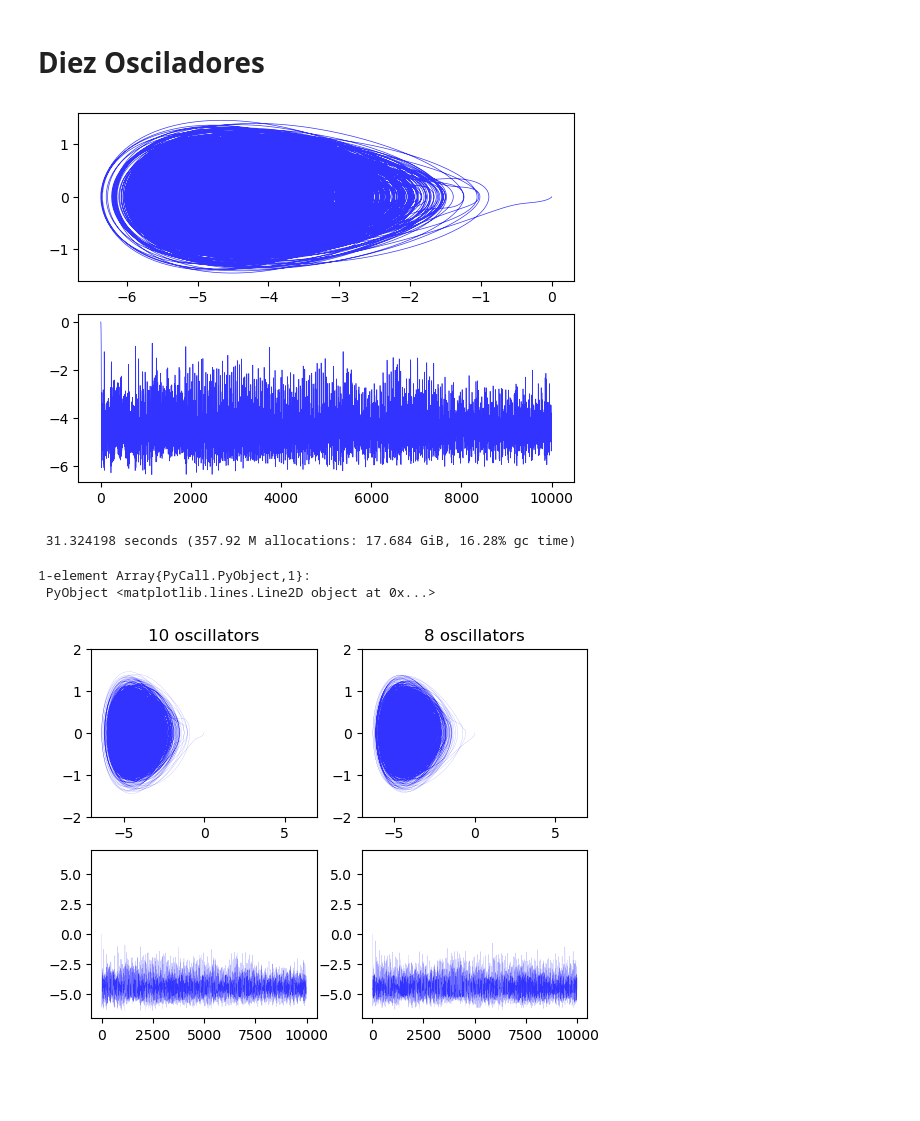
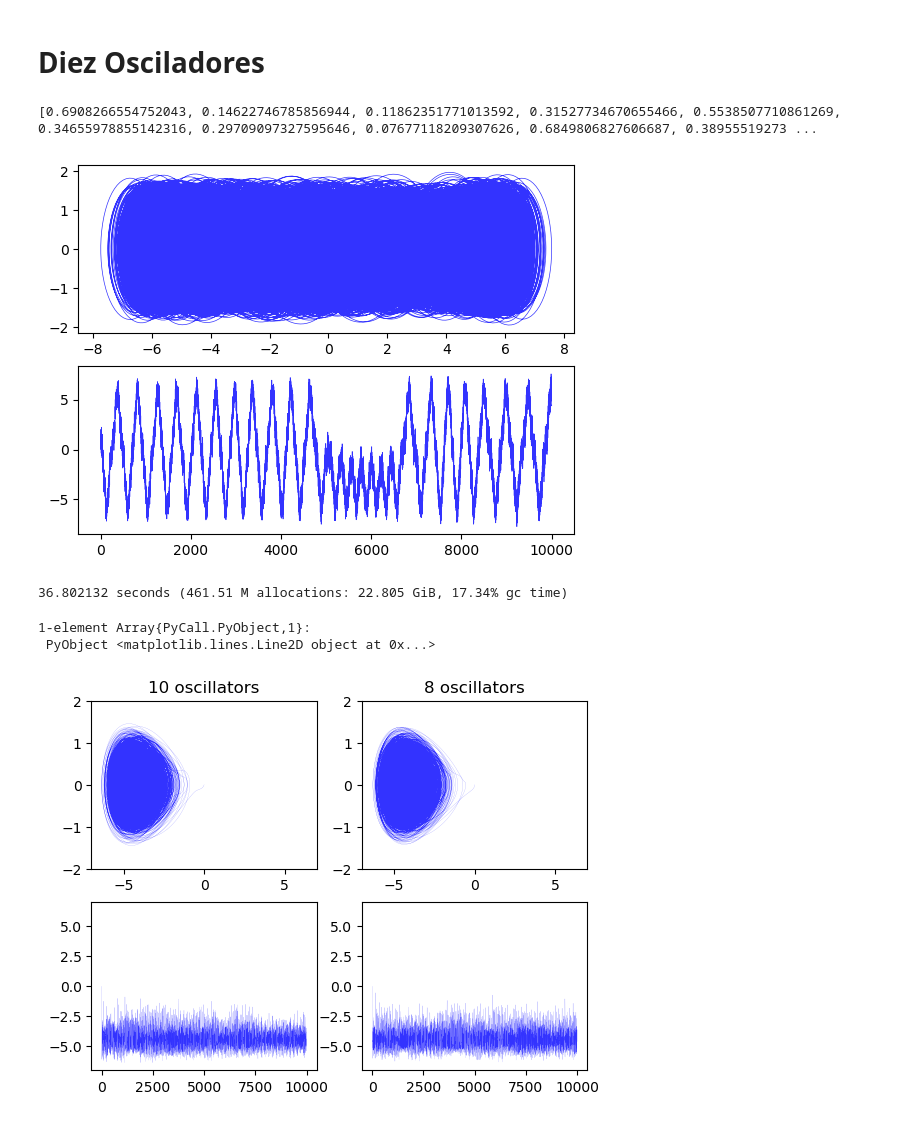
Before and after one commit to spenam/thesis_codes_git, a Jupyter notebook: Evolutions.ipynb, the cells around one changed output. Drawn from its saved outputs; the diff is of its cells as text; code cells hidden in the pictures; blank space fills up the shorter version.

```diff
--- a/Evolutions.ipynb
+++ b/Evolutions.ipynb
@@ -572,6 +569,9 @@ end
 
 function bolz_energy()
     return rand(Truncated(Exponential(1), 0., 10))
+end
+function bolz_freq(a)
+    return 0.6324555320336759*rand(Truncated(Exponential(1), 0.1, 3.))
 end
 
 initial_position = [0.1, 0.,0.,0.,0.,0.,0.,0.,0.]
@@ -617,6 +617,11 @@ w[9]=0.6324555320336759+0.1
 Es[9]=Es[8]
 g[9]=0.04
 
+g=g .* 0. .+ 0.3 /12.
+w=w .* 0. .+ 1.
+w=(bolz_freq.(w))
+println(w)
+
 W=maximum(w)
 
 dts=0.01*2. *pi/W
@@ -666,6 +672,9 @@ end
 
 function bolz_energy()
     return rand(Truncated(Exponential(1), 0., 10))
+end
+function bolz_freq(a)
+    return 0.6324555320336759*rand(Truncated(Exponential(1), 0.1, 3.))
 end
 
 initial_position = [0.1, 0.,0.,0.,0.,0.,0.,0.,0.,0.,0.]
@@ -713,37 +722,43 @@ g[9]=0.04
 w[10]=0.6324555320336759+0.1301
 Es[10]=bolz_energy()
 g[10]=0.021
 w[11]=0.6324555320336759+0.13
 Es[11]=Es[10]
 g[11]=0.023
 
+g=g .* 0. .+ 0.3 /12.
+w=w .* 0. .+ 1.
+w=(bolz_freq.(w))
+println(w)
+
 W=maximum(w)
 
 dts=0.01*2. *pi/W
 Hsys(q,p) = p[1]^2. /(2. *m[1]) - a*q[1]^2. /2. +b*q[1]^4. /4. -q[1]*g[2]*q[2]+p[2]^2. /(2. *m[2])+m[2]*w[2]^2. *q[2]^2. /2. + q[1]^2. *g[2]^2. /(2. *m[2]*w[2]^2.) -q[1]*g[3]*q[3]+p[3]^2. /(2. *m[3])+m[3]*w[3]^2. *q[3]^2. /2. + q[1]^2. *g[3]^2. /(2. *m[3]*w[3]^2.) -q[1]*g[4]*q[4]+p[4]^2. /(2. *m[4])+m[4]*w[4]^2. *q[4]^2. /2. + q[1]^2. *g[4]^2. /(2. *m[4]*w[4]^2.) -q[1]*g[5]*q[5]+p[5]^2. /(2. *m[5])+m[5]*w[5]^2. *q[5]^2. /2. + q[1]^2. *g[5]^2. /(2. *m[5]*w[5]^2.) -q[1]*g[6]*q[6]+p[6]^2. /(2. *m[6])+m[6]*w[6]^2. *q[6]^2. /2. + q[1]^2. *g[6]^2. /(2. *m[6]*w[6]^2.) -q[1]*g[7]*q[7]+p[7]^2. /(2. *m[7])+m[7]*w[7]^2. *q[7]^2. /2. + q[1]^2. *g[7]^2. /(2. *m[7]*w[7]^2.) -q[1]*g[8]*q[8]+p[8]^2. /(2. *m[8])+m[8]*w[8]^2. *q[8]^2. /2. + q[1]^2. *g[8]^2. /(2. *m[8]*w[8]^2.)-q[1]*g[9]*q[9]+p[9]^2. /(2. *m[9])+m[9]*w[9]^2. *q[9]^2. /2. + q[1]^2. *g[9]^2. /(2. *m[9]*w[9]^2.) -q[1]*g[10]*q[10]+p[10]^2. /(2. *m[10])+m[10]*w[10]^2. *q[10]^2. /2. + q[1]^2. *g[10]^2. /(2. *m[10]*w[10]^2.) -q[1]*g[11]*q[11]+p[11]^2. /(2. *m[11])+m[11]*w[11]^2. *q[11]^2. /2. + q[1]^2. *g[11]^2. /(2. *m[11]*w[11]^2.)
 pdot(dp,p,q,params,t) = ForwardDiff.gradient!(dp, q->-Hsys(q, p), q)
 qdot(dq,p,q,params,t) = ForwardDiff.gradient!(dq, p-> Hsys(q, p), p)
 
 initial_position[1]=0. #xz0[jj]
 initial_momentum[1]=0. #pz1[jj]
 initial_position[2], initial_momentum[2],initial_position[3], initial_momentum[3]=initial_sampling(Es[2],w[2],w[3],m[2])
 initial_position[4], initial_momentum[4],initial_position[5], initial_momentum[5]=initial_sampling(Es[4],w[4],w[5],m[4])
 initial_position[6], initial_momentum[6],initial_position[7], initial_momentum[7]=initial_sampling(Es[6],w[6],w[7],m[6])
 initial_position[8], initial_momentum[8],initial_position[9], initial_momentum[9]=initial_sampling(Es[8],w[8],w[9],m[8])
 initial_position[10], initial_momentum[10],initial_position[11], initial_momentum[11]=initial_sampling(Es[10],w[10],w[11],m[10])
 
 
 prob = DynamicalODEProblem(pdot, qdot, initial_momentum, initial_position, tspan)
 @time sol10 = solve(prob, CalvoSanz4(), dt=dts)
 subplot(2, 1, 1)
 plot(sol10[12,:],sol10[1,:],color="b",linewidth=0.5,alpha=0.8)
 subplot(2, 1, 2)
 plot(sol10.t[:], sol10[12,:], color="b",linewidth=0.5,alpha=0.8)
 # %% [output]
+[0.6908266554752043, 0.14622746785856944, 0.11862351771013592, 0.31527734670655466, 0.5538507710861269, 0.34655978855142316, 0.29709097327595646, 0.07677118209307626, 0.6849806827606687, 0.38955519273 ...
-[figure, old version]
+[figure, new version]
- 31.324198 seconds (357.92 M allocations: 17.684 GiB, 16.28% gc time)
-1-element Array{PyCall.PyObject,1}:
- PyObject <matplotlib.lines.Line2D object at 0x...>
+36.802132 seconds (461.51 M allocations: 22.805 GiB, 17.34% gc time)
+1-element Array{PyCall.PyObject,1}:
+ PyObject <matplotlib.lines.Line2D object at 0x...>
 # %%
 subplot(2, 2, 1)
 title("10 oscillators")
```
Also changed, not shown: parts of 7 cells of this notebook, 8 other files.
